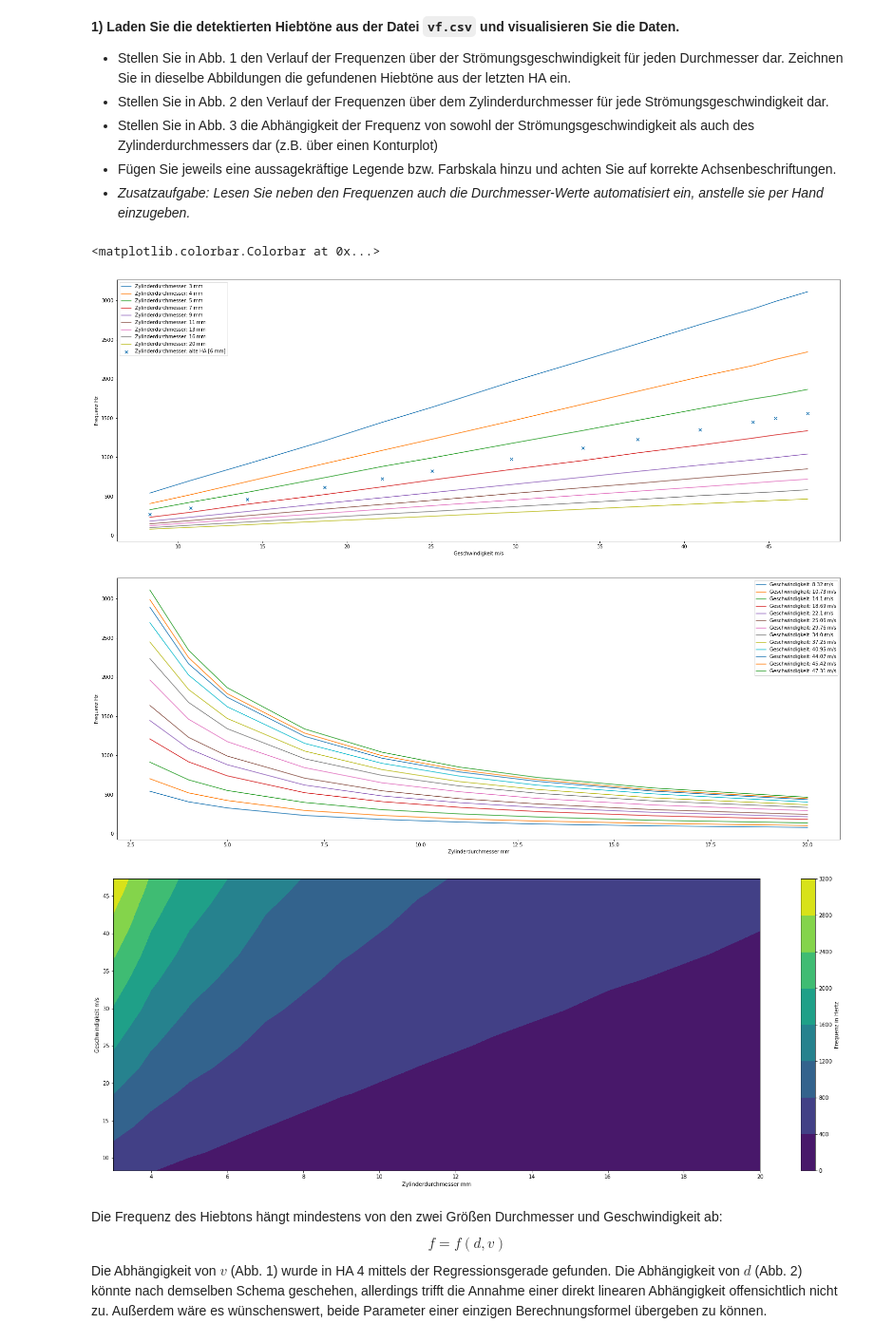
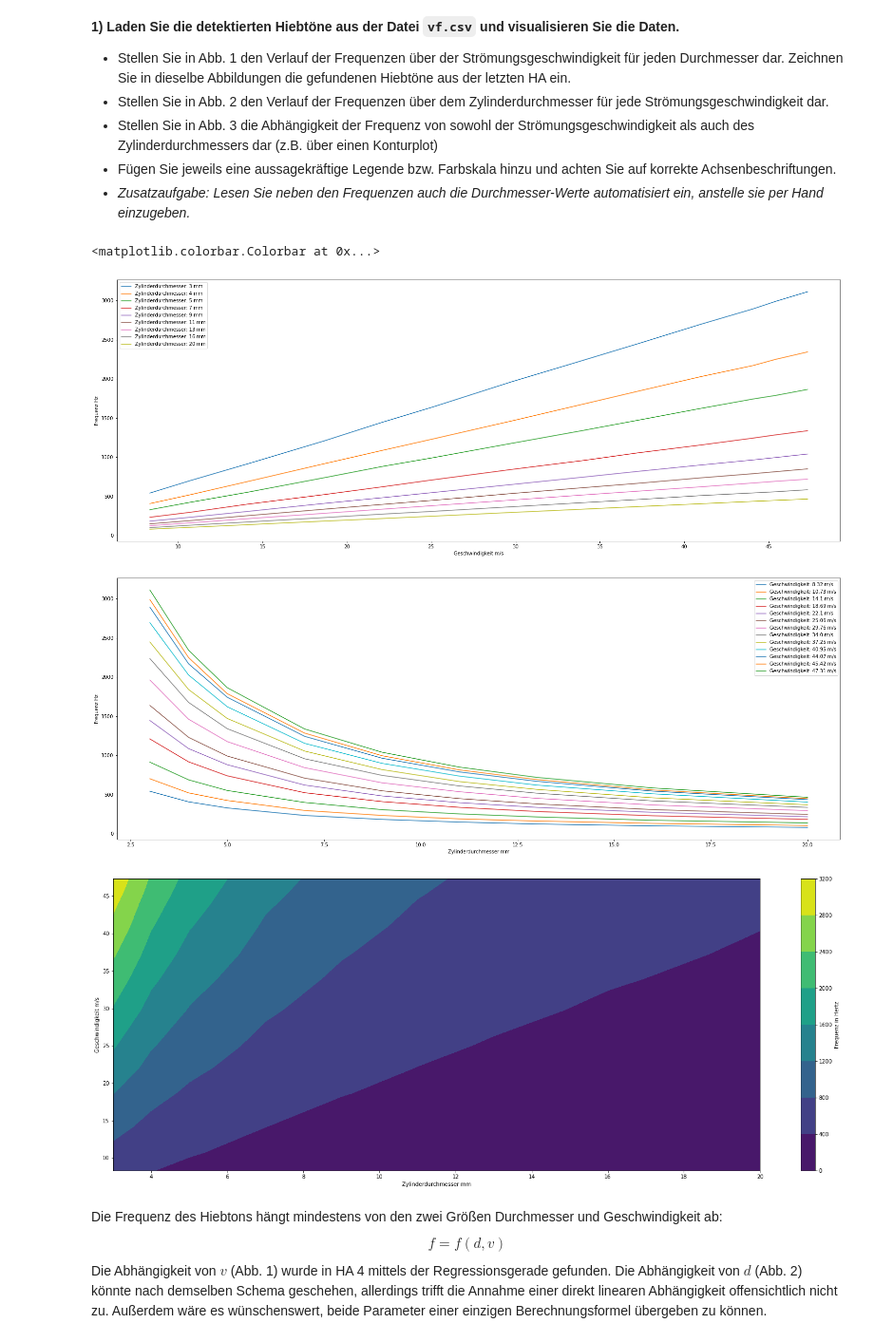
Before and after one commit to jlb-jlb/python_fuer_Ings, a Jupyter notebook: Other/HA5_Gruppe63.ipynb, the cells around one changed output. Shown at 95% size. Saved outputs shown, nothing was run; the diff lists cells and outputs as text; code cells hidden in the pictures.

```diff
--- a/Other/HA5_Gruppe63.ipynb
+++ b/Other/HA5_Gruppe63.ipynb
@@ -18,35 +18,35 @@ __1) Laden Sie die detektierten Hiebtöne aus der Datei `vf.csv` und visualisier
 # %%
 import numpy as np
 import matplotlib.pyplot as plt
 import pickle
 zylinderdurchmesser = [3,4,5,7,9,11,13,16,20]
 daten = np.loadtxt('vf.csv', delimiter = ',')
 #print(daten[:,1])
 
-f_alt = pickle.load(open('Hiebtöne','rb'))
+# f_alt = pickle.load(open('Hiebtöne','rb'))
 fig=plt.figure(1,(27,10))
 plt.ylabel('Frequenz Hz')
 plt.xlabel('Geschwindigkeit m/s')
 for i in range(1,daten.shape[1]):
     plt.plot(daten[:,0],daten[:,i],label = "Zylinderdurchmesser: "+str(zylinderdurchmesser[i-1])+" mm")
-plt.scatter(daten[:,0],f_alt,marker="x",label = "Zylinderdurchmesser: alte HA [6 mm]")
+# plt.scatter(daten[:,0],f_alt,marker="x",label = "Zylinderdurchmesser: alte HA [6 mm]")
 plt.legend()
 
 fig=plt.figure(2,(27,10))
 plt.ylabel('Frequenz Hz')
 plt.xlabel('Zylinderdurchmesser mm')
 for i in range(0,daten.shape[0]):
     plt.plot(zylinderdurchmesser[:],daten[i][1:len(daten[0])], label = "Geschwindigkeit: "+str(daten[i][0])+" m/s")
 plt.legend()
 
 fig=plt.figure(3,(27,10))
 plt.ylabel('Geschwindigkeit m/s')
 plt.xlabel('Zylinderdurchmesser mm')
 plt.contourf(zylinderdurchmesser[:],daten[:,0],daten[:,1:])
 plt.colorbar(label = 'Frequenz in Hertz')
 # %% [output]
 <matplotlib.colorbar.Colorbar at 0x...>
-[figure, old version]
+[figure, new version]
 [figure]
 [figure]
 # %% [markdown]
```
Also changed, not shown: parts of 2 cells of this notebook, 10 other files.
